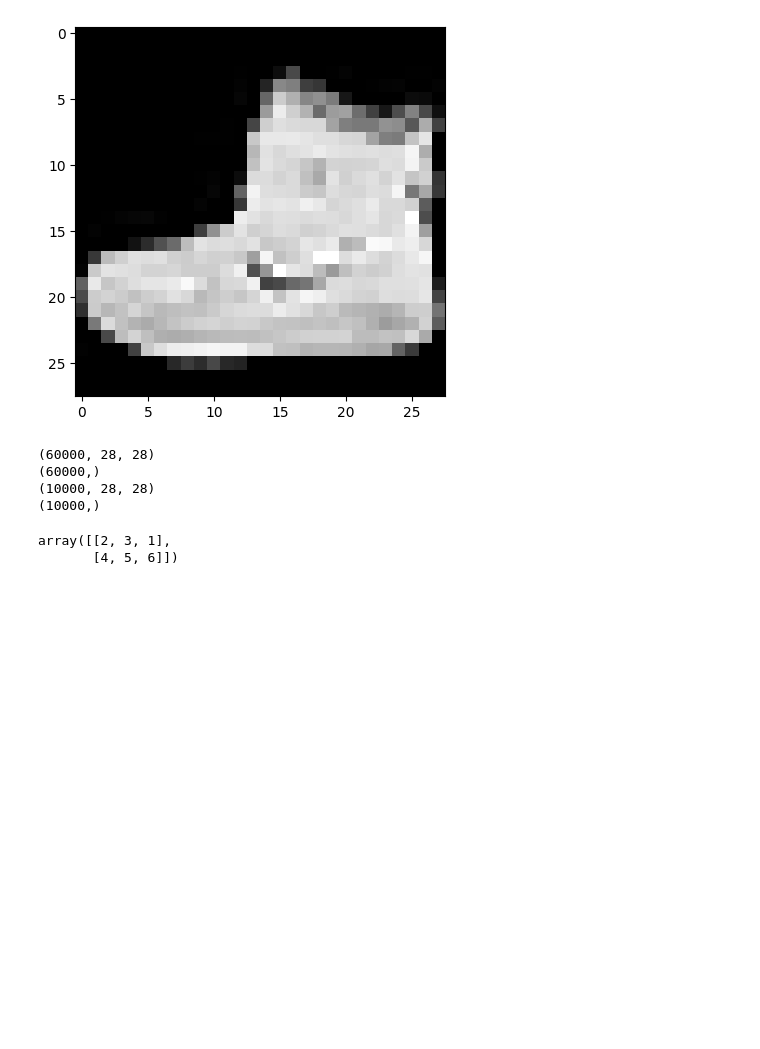
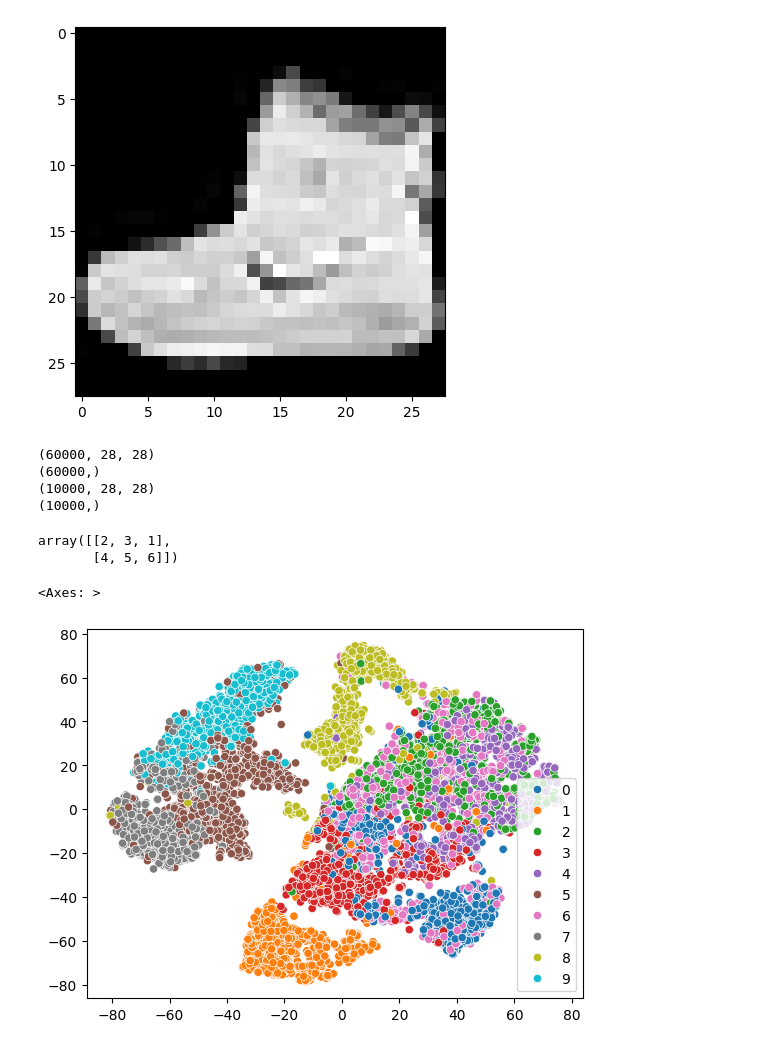
Before and after one commit to Elwing-Chou/ximen_ai_20260706, a Jupyter notebook: ximen20260803.ipynb, the cells around one changed output. Cells and saved outputs as stored; diff of their text form; code cells hidden in the pictures; blank space fills up the shorter version.

```diff
--- a/ximen20260803.ipynb
+++ b/ximen20260803.ipynb
@@ -85,0 +85,5 @@ sns.scatterplot(x=axis1, y=axis2, hue=y_test)
+# %%
+sns.scatterplot(x=axis1, y=axis2, hue=y_test, palette="tab10")
+# %% [output]
+<Axes: >
+[figure, added]
```
Also changed, not shown: parts of 1 cell of this notebook.
